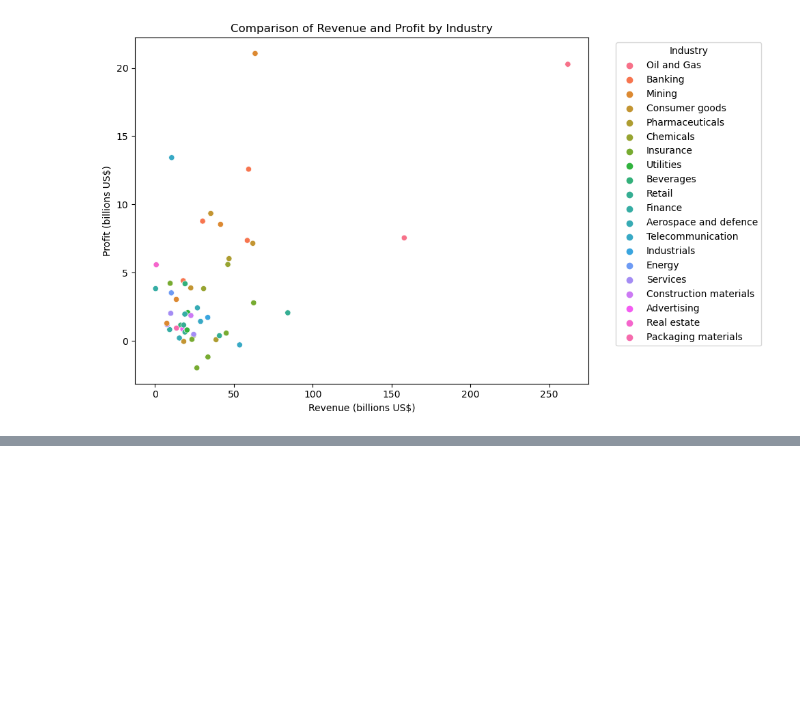
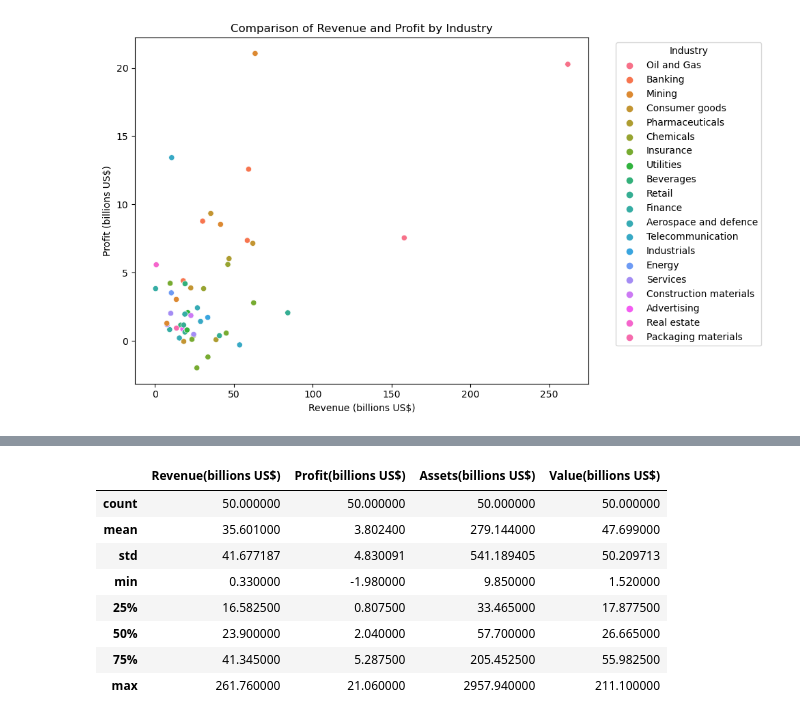
Before and after one commit to Hari-Gupta145/Largest-companies-in-the-UK, a Jupyter notebook: modeling_data.ipynb, the cells around one changed output, grey strips where cells are left out. Drawn from its saved outputs; the diff is of its cells as text; code cells hidden in the pictures; blank space fills up the shorter version.

Commit message:
added summary statistics

```diff
--- a/modeling_data.ipynb
+++ b/modeling_data.ipynb
@@ -74,0 +67,10 @@ plt.show()
+# %%
+# Convert the "Assets" column from string to float
+# Ensure all data is string
+company_data['Assets(billions US$)'] = company_data['Assets(billions US$)'].astype(str)
+
+# remove commma and convert the value
+company_data['Assets(billions US$)'] = company_data['Assets(billions US$)'].str.replace(',', '')
+
+# Convert to float
+company_data['Assets(billions US$)'] = pd.to_numeric(company_data['Assets(billions US$)'], errors='coerce')
@@ -194,0 +210,13 @@ plt.show()
+# %%
+summary_stats = company_data[['Revenue(billions US$)', 'Profit(billions US$)', 'Assets(billions US$)', 'Value(billions US$)']].describe()
+summary_stats
+# %% [output]
+|  | Revenue(billions US$) | Profit(billions US$) | Assets(billions US$) | Value(billions US$) |
+| count | 50.000000 | 50.000000 | 50.000000 | 50.000000 |
+| mean | 35.601000 | 3.802400 | 279.144000 | 47.699000 |
+| std | 41.677187 | 4.830091 | 541.189405 | 50.209713 |
+| min | 0.330000 | -1.980000 | 9.850000 | 1.520000 |
+| 25% | 16.582500 | 0.807500 | 33.465000 | 17.877500 |
+| 50% | 23.900000 | 2.040000 | 57.700000 | 26.665000 |
+| 75% | 41.345000 | 5.287500 | 205.452500 | 55.982500 |
+| max | 261.760000 | 21.060000 | 2957.940000 | 211.100000 |
```
Also changed, not shown: parts of 13 cells of this notebook.
